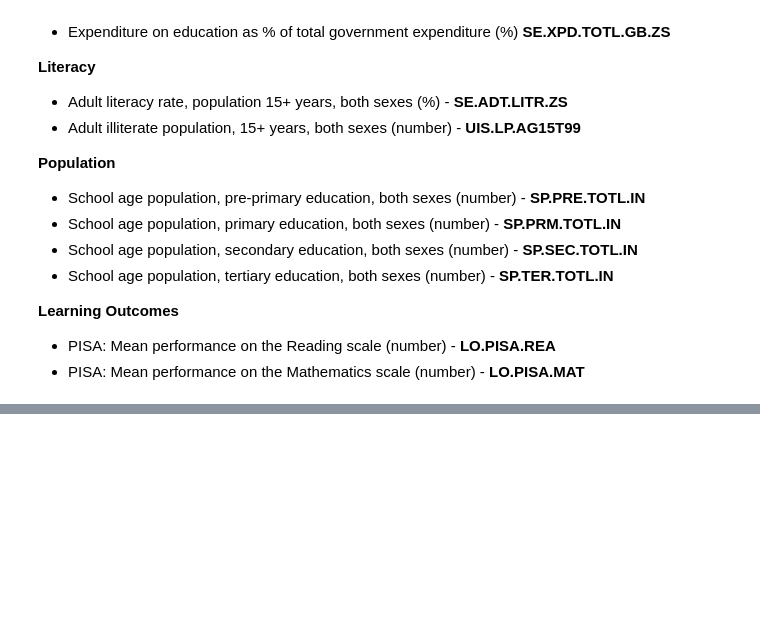
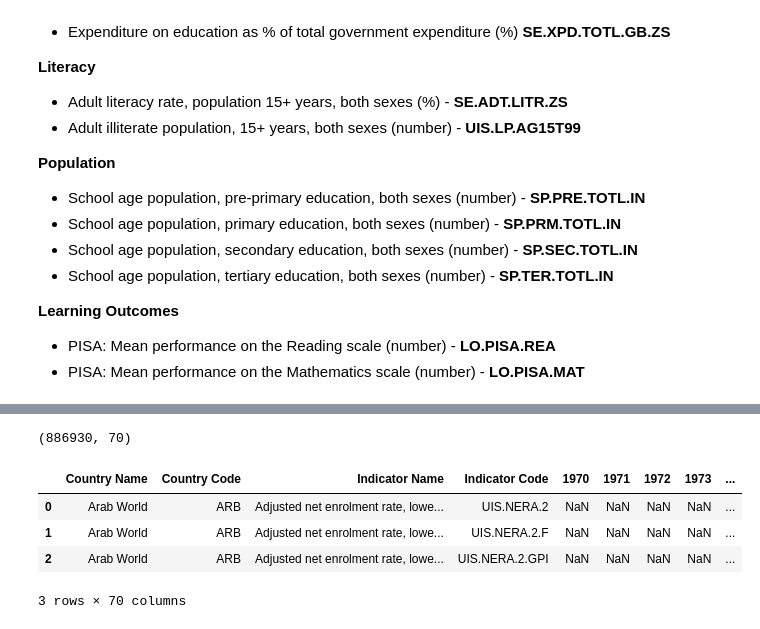
Before and after one commit to DS-Shubham-Pandey/World-Bank-Global-Education-Analysis, a Jupyter notebook: World_Bank_Global_Education_Analysis_Capstone_Project.ipynb, the cells around one changed output, grey strips where cells are left out. Saved outputs shown, nothing was run; the diff lists cells and outputs as text; code cells hidden in the pictures; blank space fills up the shorter version.

```diff
--- a/World_Bank_Global_Education_Analysis_Capstone_Project.ipynb
+++ b/World_Bank_Global_Education_Analysis_Capstone_Project.ipynb
@@ -49,0 +104,21 @@ The World Bank EdStats All Indicator Query holds over 4,000 internationally comp
+# %%
+# The variable Data_path contains the path of dataset stored in drive.
+# This path is common for all files so this variable can be used multiple times to load respective files.
+
+Data_path = "/content/drive/MyDrive/AlmaBetter/Modules/Module 1 : Python for Data Science/Capstone Project/Contents/EdStatsData.csv"
+
+# Importing EdStatsData File.
+EdStatsData = pd.read_csv(Data_path)
+
+# shape of data.
+print(EdStatsData.shape)
+
+# Displaying first 3 rows.
+EdStatsData.head(3)
+# %% [output]
+(886930, 70)
+|  | Country Name | Country Code | Indicator Name | Indicator Code | 1970 | 1971 | 1972 | 1973 | ... |
+| 0 | Arab World | ARB | Adjusted net enrolment rate, lowe... | UIS.NERA.2 | NaN | NaN | NaN | NaN | ... |
+| 1 | Arab World | ARB | Adjusted net enrolment rate, lowe... | UIS.NERA.2.F | NaN | NaN | NaN | NaN | ... |
+| 2 | Arab World | ARB | Adjusted net enrolment rate, lowe... | UIS.NERA.2.GPI | NaN | NaN | NaN | NaN | ... |
+3 rows × 70 columns
```
Also changed, not shown: parts of 21 cells of this notebook.
